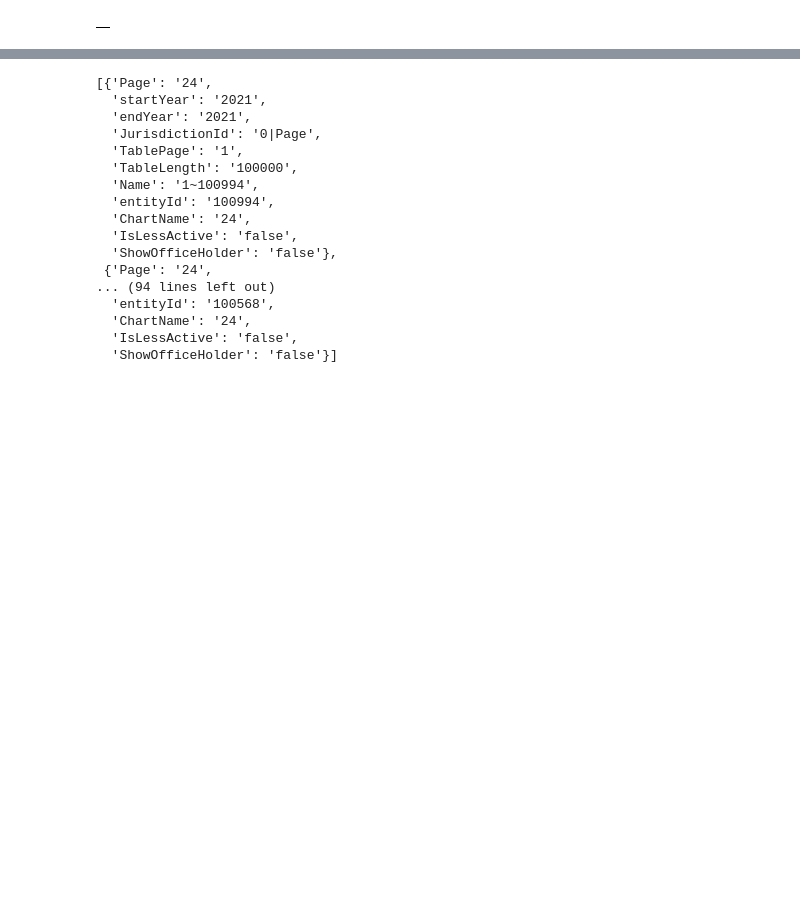
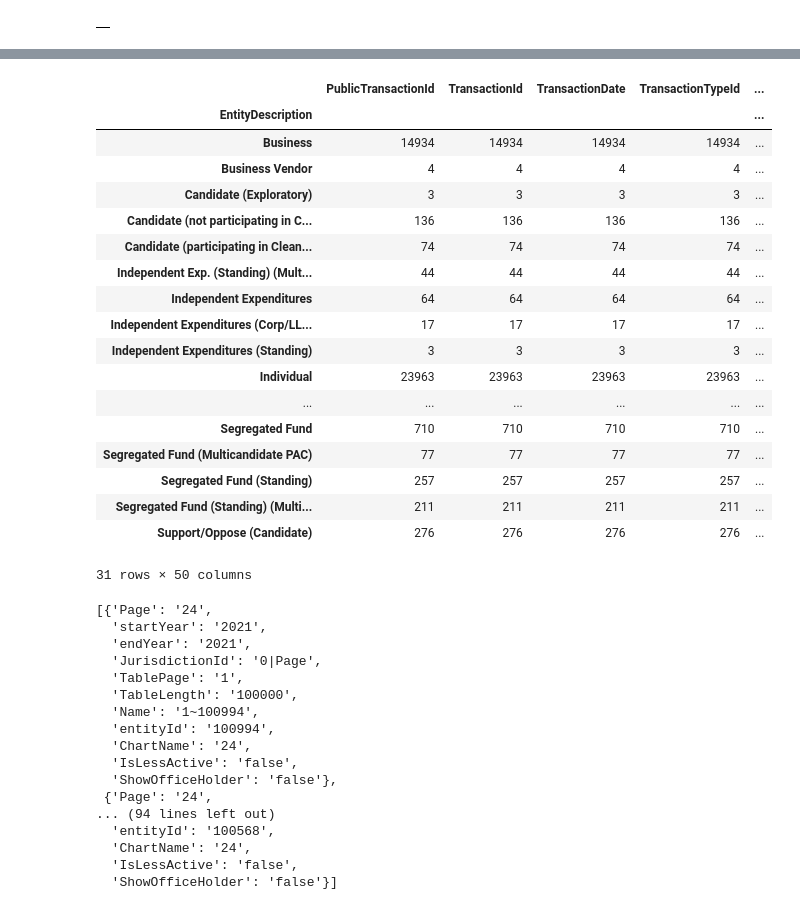
Before and after one commit to uchicago-dsi/climate-cabinet-campaign-finance-tracker, a Jupyter notebook: notebooks/az_webcrawler_3.ipynb, the cells around one changed output, grey strips where cells are left out. Drawn from its saved outputs; the diff is of its cells as text; code cells hidden in the pictures; blank space fills up the shorter version.

```diff
--- a/notebooks/az_webcrawler_3.ipynb
+++ b/notebooks/az_webcrawler_3.ipynb
@@ -551,3 +684,26 @@ az_wrapper("PAC/IEFor", 2019, 2022)
+# %%
+#az.groupby(by="TransactionTypeId").count()
+az.groupby(by="EntityDescription").count()
+# %% [output]
+|  | PublicTransactionId | TransactionId | TransactionDate | TransactionTypeId | ... |
+| EntityDescription |  |  |  |  | ... |
+| Business | 14934 | 14934 | 14934 | 14934 | ... |
+| Business Vendor | 4 | 4 | 4 | 4 | ... |
+| Candidate (Exploratory) | 3 | 3 | 3 | 3 | ... |
+| Candidate (not participating in C... | 136 | 136 | 136 | 136 | ... |
+| Candidate (participating in Clean... | 74 | 74 | 74 | 74 | ... |
+| Independent Exp. (Standing) (Mult... | 44 | 44 | 44 | 44 | ... |
+| Independent Expenditures | 64 | 64 | 64 | 64 | ... |
+| Independent Expenditures (Corp/LL... | 17 | 17 | 17 | 17 | ... |
+| Independent Expenditures (Standing) | 3 | 3 | 3 | 3 | ... |
+| Individual | 23963 | 23963 | 23963 | 23963 | ... |
+| ... | ... | ... | ... | ... | ... |
+| Segregated Fund | 710 | 710 | 710 | 710 | ... |
+| Segregated Fund (Multicandidate PAC) | 77 | 77 | 77 | 77 | ... |
+| Segregated Fund (Standing) | 257 | 257 | 257 | 257 | ... |
+| Segregated Fund (Standing) (Multi... | 211 | 211 | 211 | 211 | ... |
+| Support/Oppose (Candidate) | 276 | 276 | 276 | 276 | ... |
+31 rows × 50 columns
 # %%
 pars
 # %% [output]
```
Also changed, not shown: parts of 12 cells of this notebook, 2 other files.
